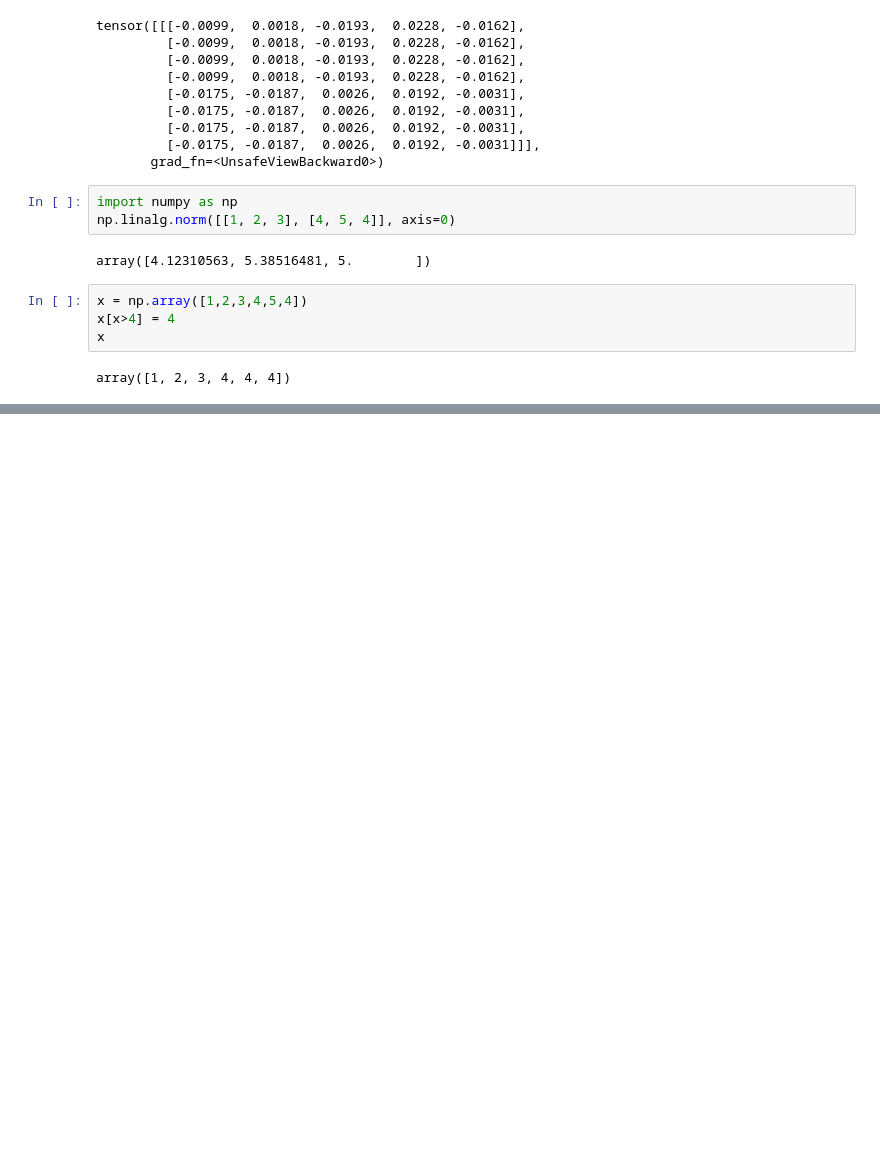
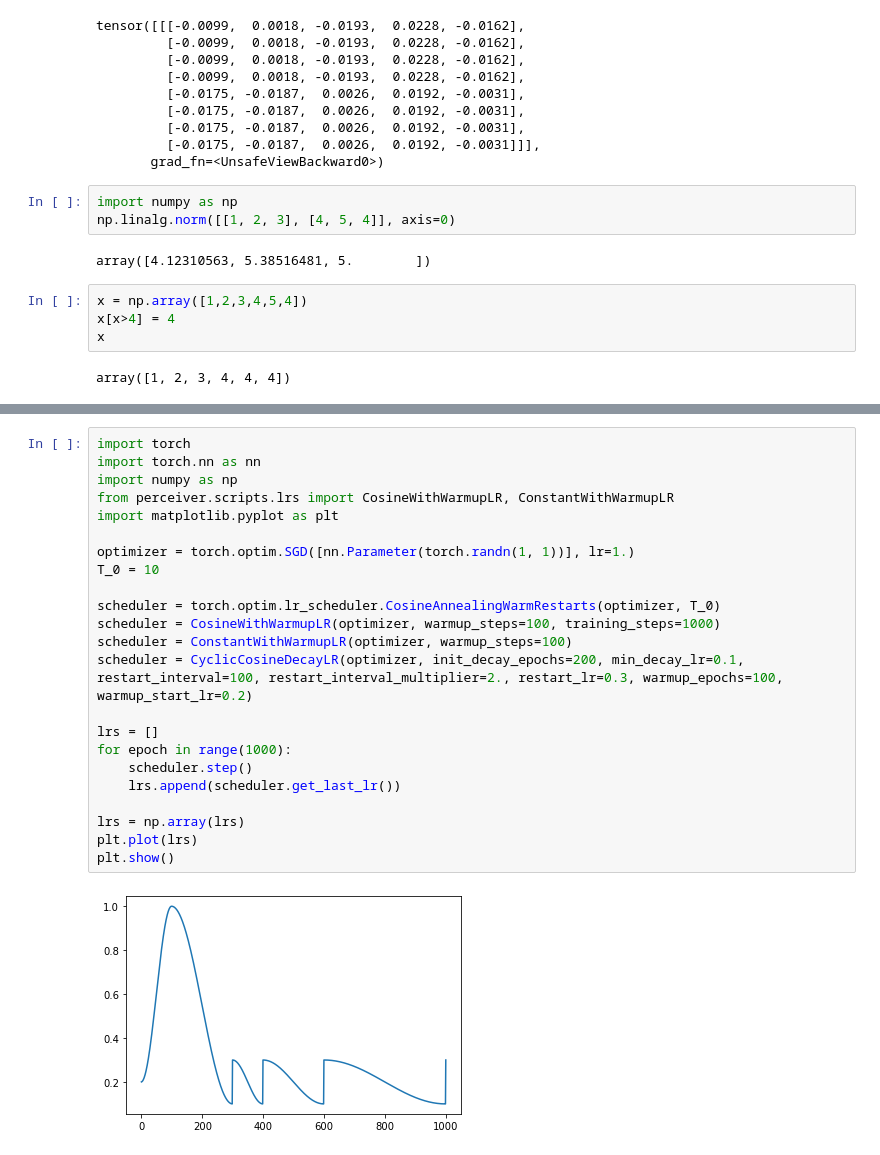
Before and after one commit to nikxk/ml-trial-room, a Jupyter notebook: mnist/scratch/fourier_pos_encoding.ipynb, the cells around one changed output, grey strips where cells are left out. Cells and saved outputs as stored; diff of their text form; blank space fills up the shorter version.

Commit message:
Testing schedulers

```diff
--- a/mnist/scratch/fourier_pos_encoding.ipynb
+++ b/mnist/scratch/fourier_pos_encoding.ipynb
@@ -92,0 +222,25 @@ array([1, 2, 3, 4, 4, 4])
+# %%
+import torch
+import torch.nn as nn
+import numpy as np
+from perceiver.scripts.lrs import CosineWithWarmupLR, ConstantWithWarmupLR
+import matplotlib.pyplot as plt
+
+optimizer = torch.optim.SGD([nn.Parameter(torch.randn(1, 1))], lr=1.)
+T_0 = 10
+
+scheduler = torch.optim.lr_scheduler.CosineAnnealingWarmRestarts(optimizer, T_0)
+scheduler = CosineWithWarmupLR(optimizer, warmup_steps=100, training_steps=1000)
+scheduler = ConstantWithWarmupLR(optimizer, warmup_steps=100)
+scheduler = CyclicCosineDecayLR(optimizer, init_decay_epochs=200, min_decay_lr=0.1, restart_interval=100, restart_interval_multiplier=2., restart_lr=0.3, warmup_epochs=100, warmup_start_lr=0.2)
+
+lrs = []
+for epoch in range(1000):
+    scheduler.step()
+    lrs.append(scheduler.get_last_lr())
+
+lrs = np.array(lrs)
+plt.plot(lrs)
+plt.show()
+# %% [output]
+[figure, added]
```
Also changed, not shown: parts of 4 cells of this notebook.
